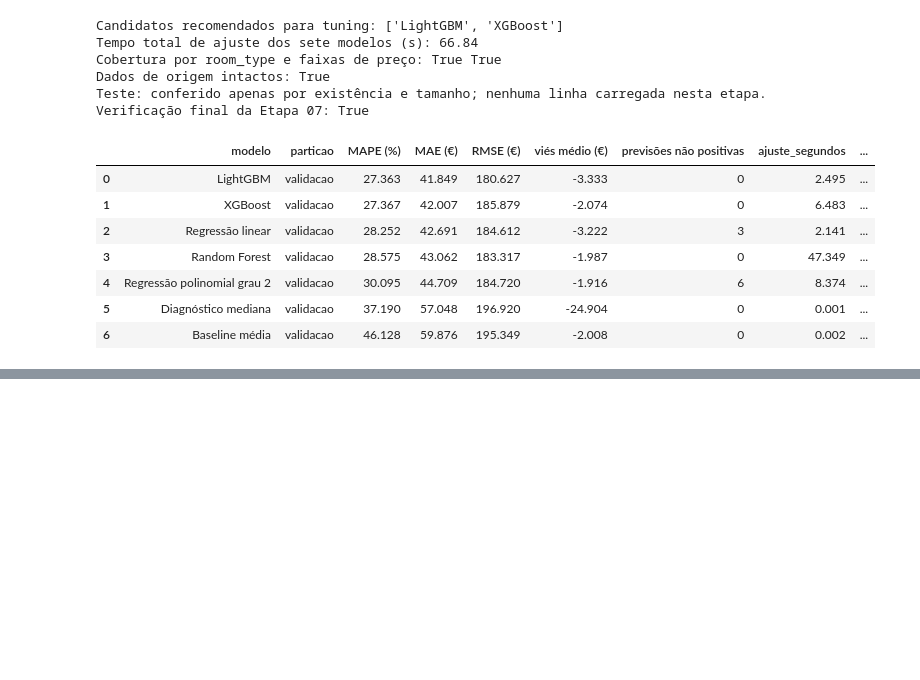
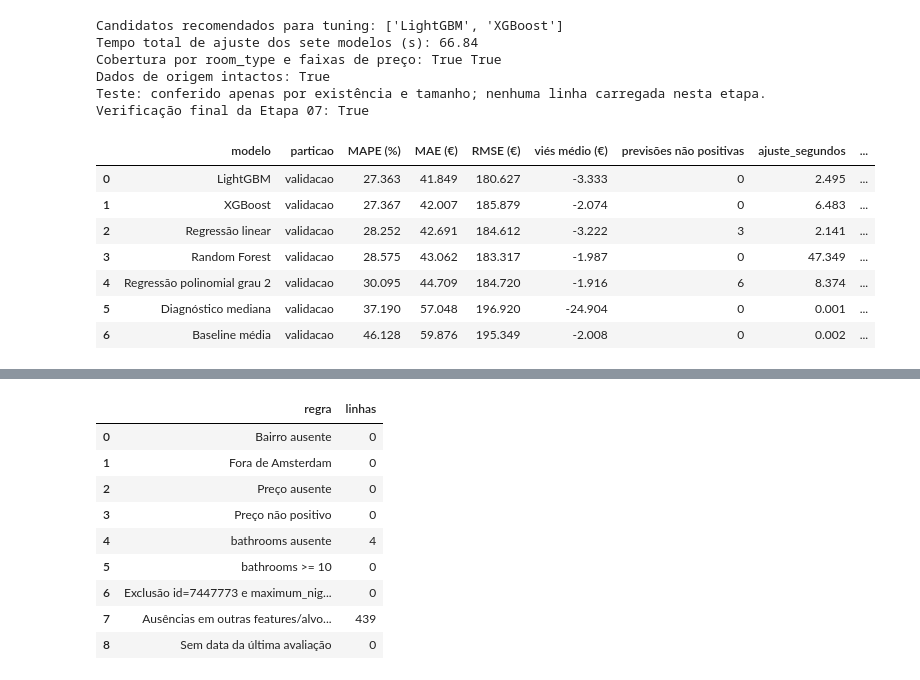
Before and after one commit to guigrandim/airbnb_price, a Jupyter notebook: notebooks/price_prediction.ipynb, the cells around one changed output, grey strips where cells are left out. Drawn from its saved outputs; the diff is of its cells as text; code cells hidden in the pictures; blank space fills up the shorter version.

```diff
--- a/notebooks/price_prediction.ipynb
+++ b/notebooks/price_prediction.ipynb
@@ -8183,0 +9850,81 @@ As versões do ambiente são scikit-learn 1.7.2, XGBoost 3.2.0 e LightGBM 4.7.0.
+# %%
+# 1. Recalcula o hash do CSV e discrimina as linhas retiradas da cópia de teste.
+stage09_test_hash_after = hashlib.sha256(
+    df_test_raw_path.read_bytes()
+).hexdigest()
+stage09_test_hash_unchanged = (
+    stage09_test_hash_before == stage09_test_hash_after
+)
+stage09_test_removal_breakdown = pd.DataFrame([
+    {"regra": "Bairro ausente", "linhas": stage09_test_missing_neighbourhood},
+    {"regra": "Fora de Amsterdam", "linhas": stage09_test_outside_amsterdam},
+    {"regra": "Preço ausente", "linhas": stage09_test_missing_prices},
+    {"regra": "Preço não positivo", "linhas": stage09_test_nonpositive_prices},
+    {"regra": "bathrooms ausente", "linhas": stage09_test_missing_bathrooms},
+    {"regra": "bathrooms >= 10", "linhas": stage09_test_bathroom_errors},
+    {"regra": "Exclusão id=7447773 e maximum_nights=9999",
+     "linhas": stage09_test_maximum_nights_excluded},
+    {"regra": "Ausências em outras features/alvo base",
+     "linhas": stage09_test_incomplete_base_rows},
+    {"regra": "Sem data da última avaliação",
+     "linhas": stage09_test_rows_before_review_cleaning
+     - stage09_test_rows_after_review_cleaning},
+])
+stage09_test_rows_removed = (
+    stage09_test_rows_raw - len(stage09_test_work)
+)
+stage09_test_removal_counts_reconcile = (
+    int(stage09_test_removal_breakdown["linhas"].sum())
+    == stage09_test_rows_removed
+)
+
+# 2. Confere parâmetros, features, métricas e recomendações contra o contrato.
+stage09_final_estimator_params = (
+    stage09_final_pipeline.named_steps["estimador"].get_params(deep=False)
+)
+stage09_final_params_match = all(
+    stage09_final_estimator_params[stage09_param_name] == stage09_param_value
+    for stage09_param_name, stage09_param_value in stage09_model_params.items()
+)
+stage09_test_evaluation_audit_valid = all([
+    stage09_model_inputs_valid,
+    stage09_oof_calibration_valid,
+    stage09_final_model_valid,
+    stage09_final_params_match,
+    stage09_test_raw_valid,
+    stage09_test_features_valid,
+    stage09_test_global_valid,
+    stage09_recommendations_valid,
+    stage09_test_hash_unchanged,
+    stage09_test_removal_counts_reconcile,
+    len(stage09_X_test) == 2562,
+    len(df_price_recommendations) == 2562,
+    stage09_test_global_metrics.loc[0, "n"] == 2562,
+    np.isfinite(stage09_test_interval_coverage_pct),
+    np.isfinite(stage09_test_interval_mean_width_eur),
+])
+
+# 3. Exibe evidências de integridade, limpeza e resultado final da Etapa 09.
+print("Dimensão original e avaliada:", (stage09_test_rows_raw, 96),
+      "->", stage09_X_test.shape)
+print("Linhas removidas no total:", stage09_test_rows_removed)
+display(stage09_test_removal_breakdown)
+print("Contagens de remoção reconciliadas:",
+      stage09_test_removal_counts_reconcile)
+print("Hash SHA-256 antes/depois:",
+      stage09_test_hash_before, stage09_test_hash_after)
+print("Arquivo de teste bruto preservado:", stage09_test_hash_unchanged)
+print("Parâmetros finais iguais aos ajustados:", stage09_final_params_match)
+print("Recomendações mantidas em memória; exportação realizada: não")
+print("MAPE / MAE / RMSE / viés:",
+      round(stage09_test_mape, 4),
+      round(stage09_test_mae, 4),
+      round(stage09_test_rmse, 4),
+      round(stage09_test_bias, 4))
+print("Cobertura / largura média da faixa (% / €):",
+      round(stage09_test_interval_coverage_pct, 2),
+      round(stage09_test_interval_mean_width_eur, 2))
+print("Auditoria final válida:", stage09_test_evaluation_audit_valid)
+if not stage09_test_evaluation_audit_valid:
+    raise ValueError("A auditoria final da Etapa 09 falhou.")
+# %% [output]
@@ -8183,0 +9933,10 @@ As versões do ambiente são scikit-learn 1.7.2, XGBoost 3.2.0 e LightGBM 4.7.0.
+|  | regra | linhas |
+| 0 | Bairro ausente | 0 |
+| 1 | Fora de Amsterdam | 0 |
+| 2 | Preço ausente | 0 |
+| 3 | Preço não positivo | 0 |
+| 4 | bathrooms ausente | 4 |
+| 5 | bathrooms >= 10 | 0 |
+| 6 | Exclusão id=7447773 e maximum_nig... | 0 |
+| 7 | Ausências em outras features/alvo... | 439 |
+| 8 | Sem data da última avaliação | 0 |
```
Also changed, not shown: parts of 36 cells of this notebook, 4 other files.
